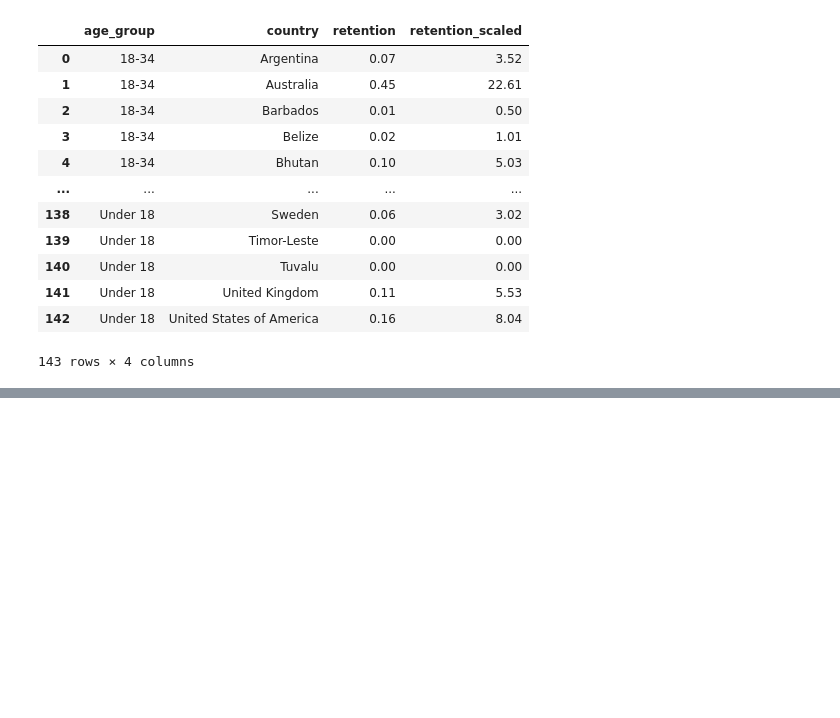
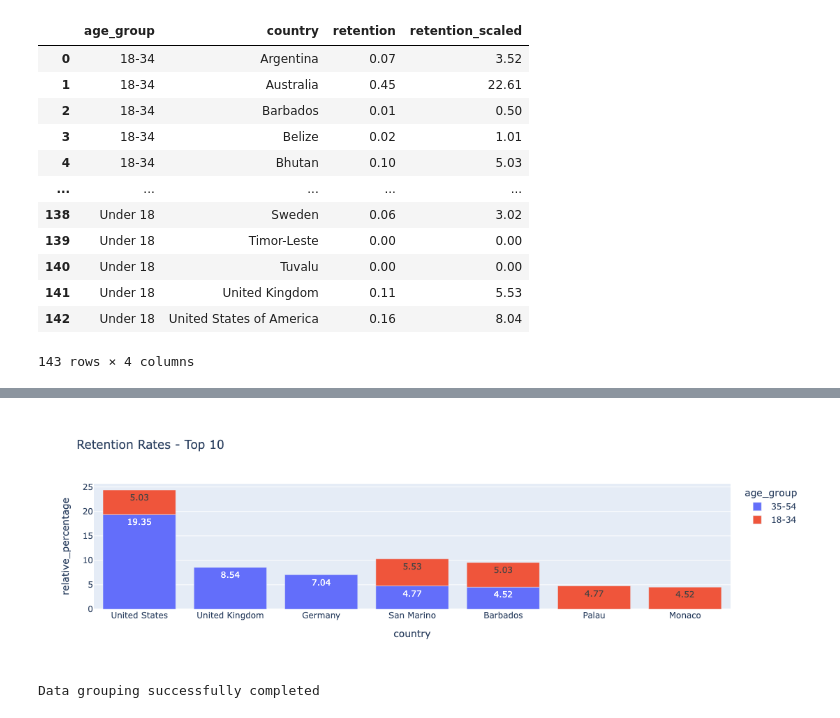
Before and after one commit to pablobagano/musitech, a Jupyter notebook: Musitech-EDA.ipynb, the cells around one changed output, grey strips where cells are left out. Saved outputs shown, nothing was run; the diff lists cells and outputs as text; code cells hidden in the pictures; blank space fills up the shorter version.

```diff
--- a/Musitech-EDA.ipynb
+++ b/Musitech-EDA.ipynb
@@ -643,0 +656,6 @@ app.run_server(mode='inline', port=8051)
+# %%
+top_10_conversion_rates = conversion_per_age_group_country.sort_values(by='relative_percentage', ascending=False)[0:10]
+fig = px.bar(top_10_conversion_rates, x="country", y="relative_percentage", color="age_group", text_auto=True, title="Retention Rates - Top 10")
+
+fig.show()
+# %% [output]
@@ -643,0 +663,5 @@ app.run_server(mode='inline', port=8051)
+[figure, added]
+# %%
+retention_by_age_group_instrument, conversion_by_age_group_instrument = grouping_retention_conversion(df,'age_group','instrument')
+# %% [output]
+Data grouping successfully completed
```
Also changed, not shown: parts of 12 cells of this notebook.
